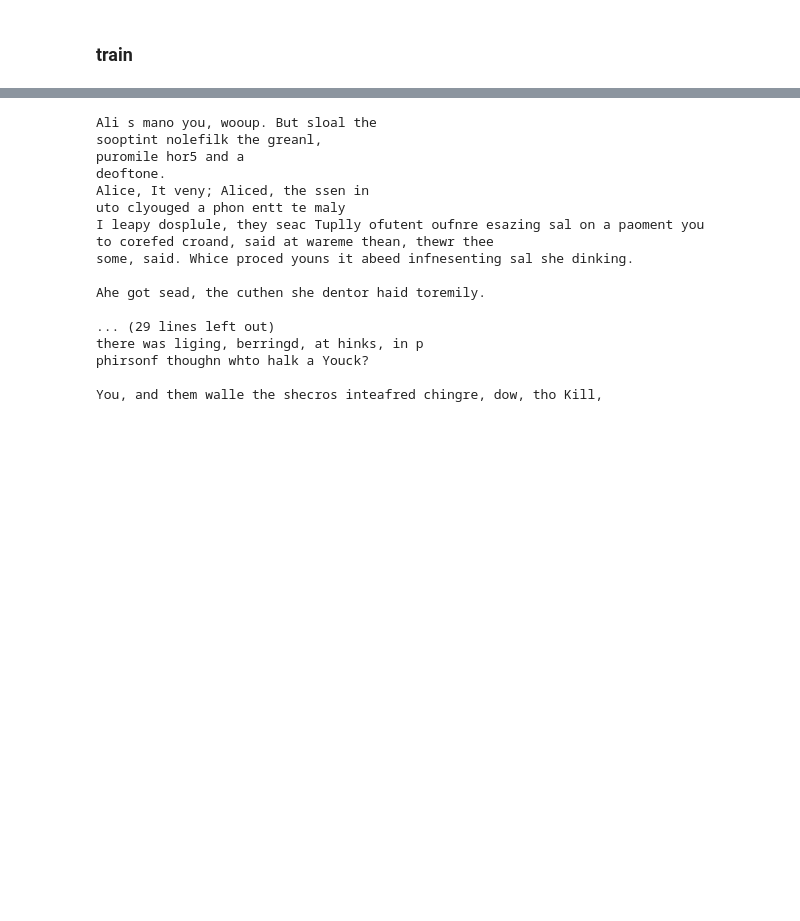
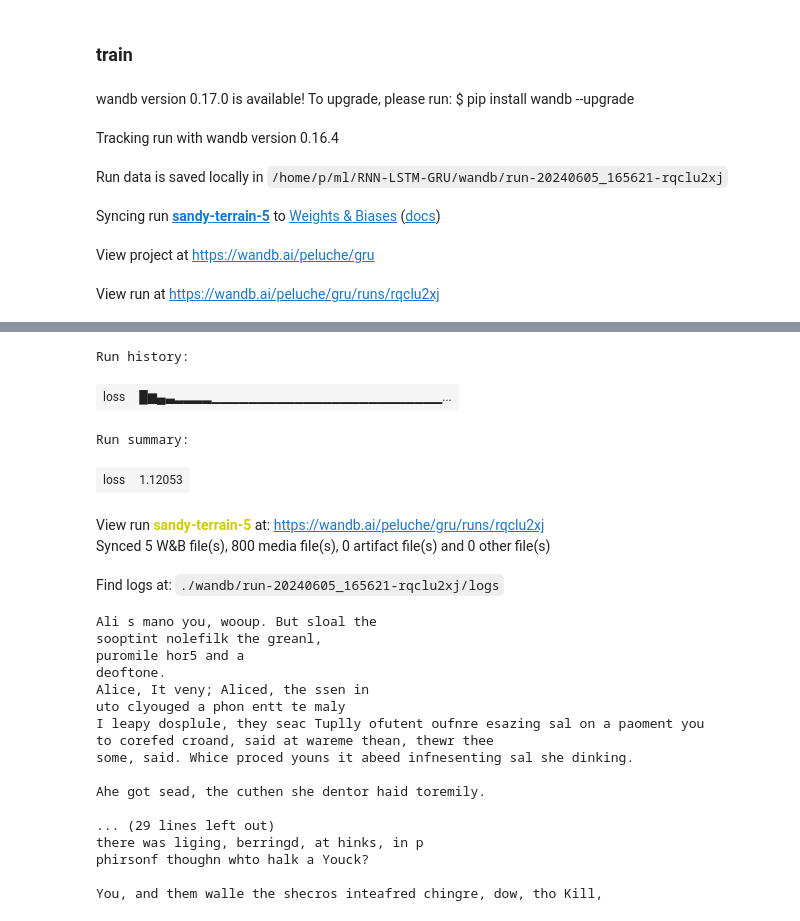
Before and after one commit to peluche/RNN-LSTM-GRU, a Jupyter notebook: rnn-lstm-gru.ipynb, the cells around one changed output, grey strips where cells are left out. Drawn from its saved outputs; the diff is of its cells as text; code cells hidden in the pictures; blank space fills up the shorter version.

```diff
--- a/rnn-lstm-gru.ipynb
+++ b/rnn-lstm-gru.ipynb
@@ -283,5 +322,11 @@ gru.sample()
 # %% [markdown]
 ### train
 # %%
-train(gru, dataloader, filename='gru') #, epochs=1000000)
+train(gru, dataloader, filename='gru', epochs=40000) #, epochs=1000000)
 # %% [output]
+wandb version 0.17.0 is available! To upgrade, please run: $ pip install wandb --upgrade
+Tracking run with wandb version 0.16.4
+Run data is saved locally in /home/p/ml/RNN-LSTM-GRU/wandb/run-20240605_165621-rqclu2xj
+Syncing run sandy-terrain-5 to Weights & Biases (docs)
+View project at https://wandb.ai/peluche/gru
+View run at https://wandb.ai/peluche/gru/runs/rqclu2xj
@@ -305,3 +351,10 @@ I whor _shat intilly cay
+Run history:
+| loss | █▆▄▃▂▂▂▂▁▁▁▁▁▁▁▁▁▁▁▁▁▁▁▁▁▁▁▁▁▁▁▁▁... |
+Run summary:
+| loss | 1.12053 |
+View run sandy-terrain-5 at: https://wandb.ai/peluche/gru/runs/rqclu2xj
+Synced 5 W&B file(s), 800 media file(s), 0 artifact file(s) and 0 other file(s)
+Find logs at: ./wandb/run-20240605_165621-rqclu2xj/logs
 # %%
 print(gru.sample(d_sample=2000))
 # %% [output]
```
Also changed, not shown: parts of 26 cells of this notebook, 3 other files.
